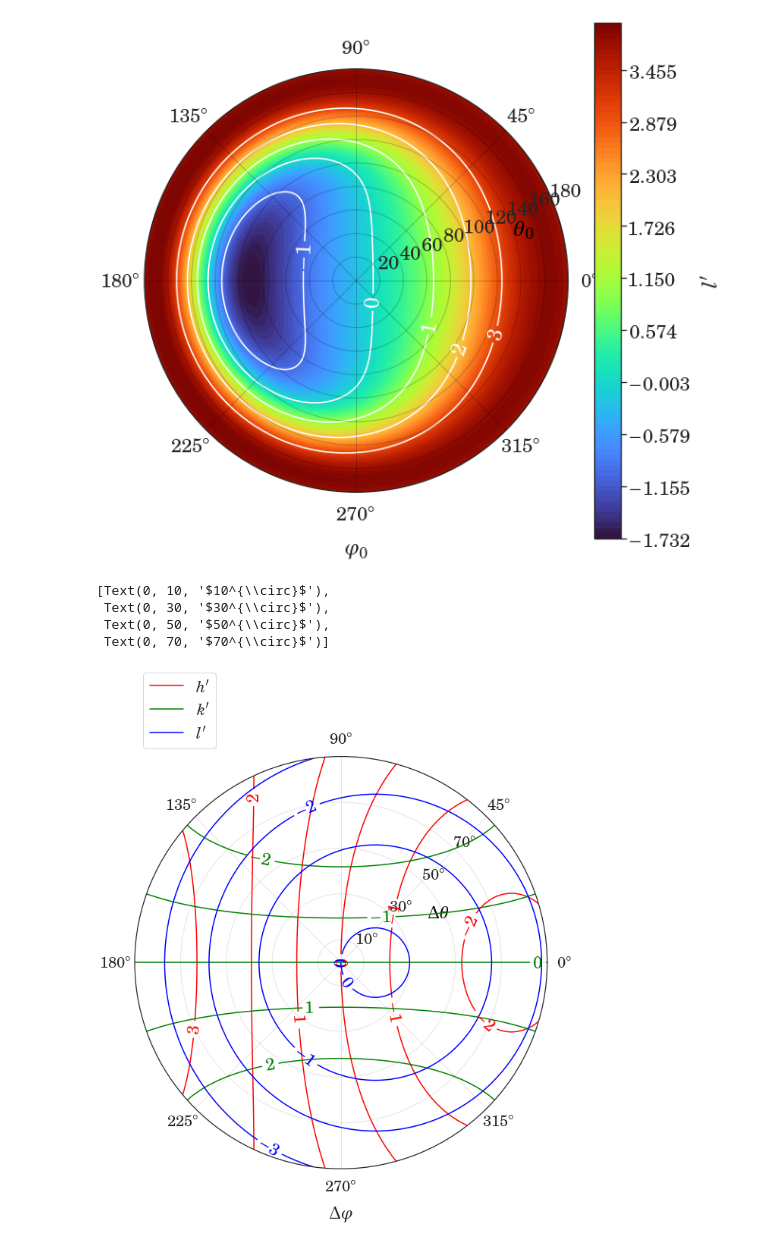
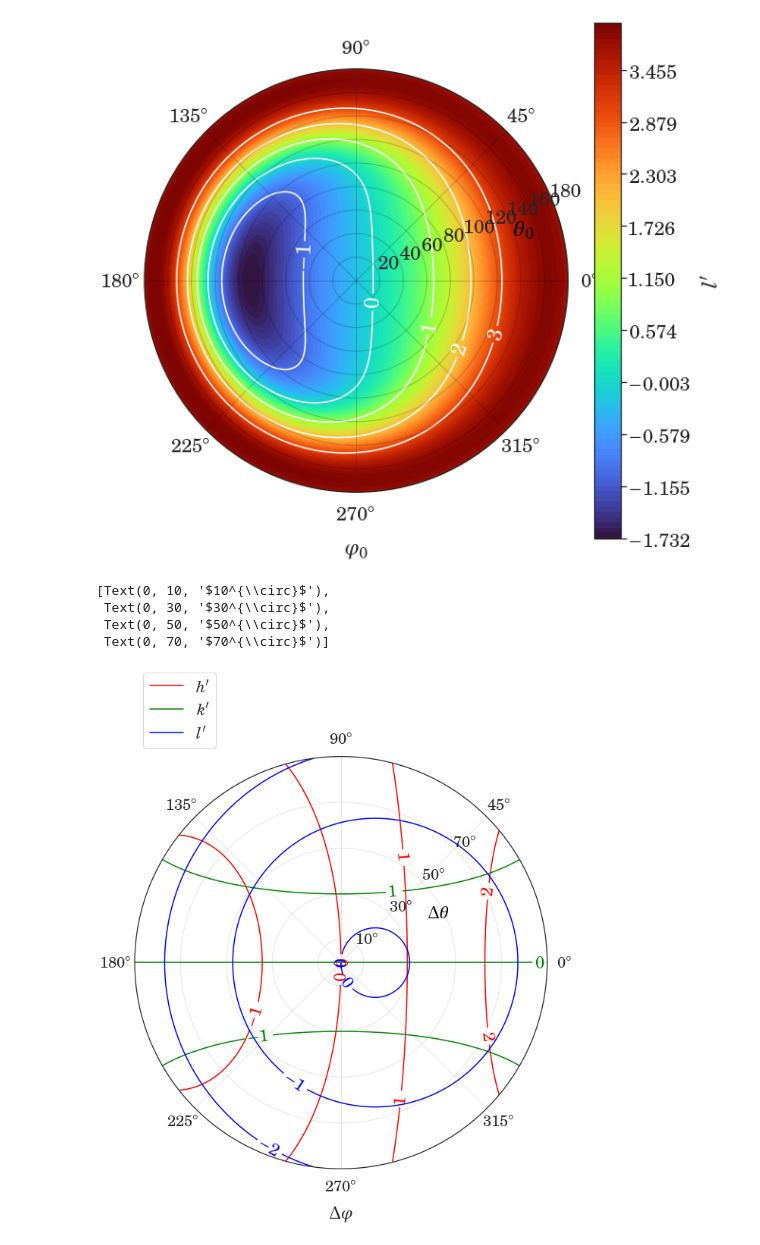
Before and after one commit to Misery7100-Magistracy/Angular-dispersion-boost, a Jupyter notebook: computations/plot_mstm.ipynb, the cells around one changed output. Saved outputs shown, nothing was run; the diff lists cells and outputs as text; code cells hidden in the pictures.

```diff
--- a/computations/plot_mstm.ipynb
+++ b/computations/plot_mstm.ipynb
@@ -344,8 +344,8 @@ from matplotlib.lines import Line2D
 
 msevn.configure_mpl()
 
-drel = 3
-phi0 = 180
+drel = 2
+phi0 = 0
 theta0 = 15
 #h = 2
 
@@ -406,34 +406,34 @@ ax.clabel(aa3, inline=1)
 
 lines = [Line2D([0], [0], color=c) for c in colors]
 labels = [r'$h^\prime$', r'$k^\prime$', r'$l^\prime$']
 plt.legend(lines, labels, loc='lower left', bbox_to_anchor=(0, 1, 1, 0))
 
 #im = ax.imshow(l_prime, extent=[dphi[0], dphi[-1], dtheta[0], dtheta[-1]], origin='lower', aspect=2, cmap='turbo')
 
 #cbar = plt.colorbar(im)
 
 ax.set_xlabel(r'$\Delta \varphi$', labelpad=15)
 rlab = ax.set_ylabel(r'$\Delta \theta$', color='black')
 rlab.set_position((5, 0.6))
 rlab.set_rotation(0)
 ax.yaxis.labelpad = -400
 
 ax.set_xticklabels([r'$' + str(i) + r'^{\circ}$' for i in range(0, 360, 45)])
 ax.xaxis.set_tick_params(pad=10)
 ax.set_rgrids(range(10, 80, 20), angle=45)
 #ax.set_rgrids(range(100, 170, 20), angle=45)
 #ax.set_yticklabels([r'$' + str(i) + r'^{\circ}$' for i in list(range(100, 170, 20))[::-1]])
 ax.set_yticklabels([r'$' + str(i) + r'^{\circ}$' for i in range(10, 80, 20)])
 
 #fig.savefig(f'../tex/components/img/celes/dphi_dtheta_kprime_d_{drel}l_phi0_{phi0}_theta0_{theta0}.pdf', bbox_inches='tight')
 
 #fig.savefig(f'../tex/components/img/celes/dphi_dtheta_kprime_d_{drel}l_phi0_{phi0}_theta0_{theta0}_refr.pdf', bbox_inches='tight')
 # %% [output]
 [Text(0, 10, '$10^{\\circ}$'),
  Text(0, 30, '$30^{\\circ}$'),
  Text(0, 50, '$50^{\\circ}$'),
  Text(0, 70, '$70^{\\circ}$')]
-[figure, old version]
+[figure, new version]
 # %%
 from scipy.optimize import newton
 
```
Also changed, not shown: parts of 2 cells of this notebook, 17 other files.
